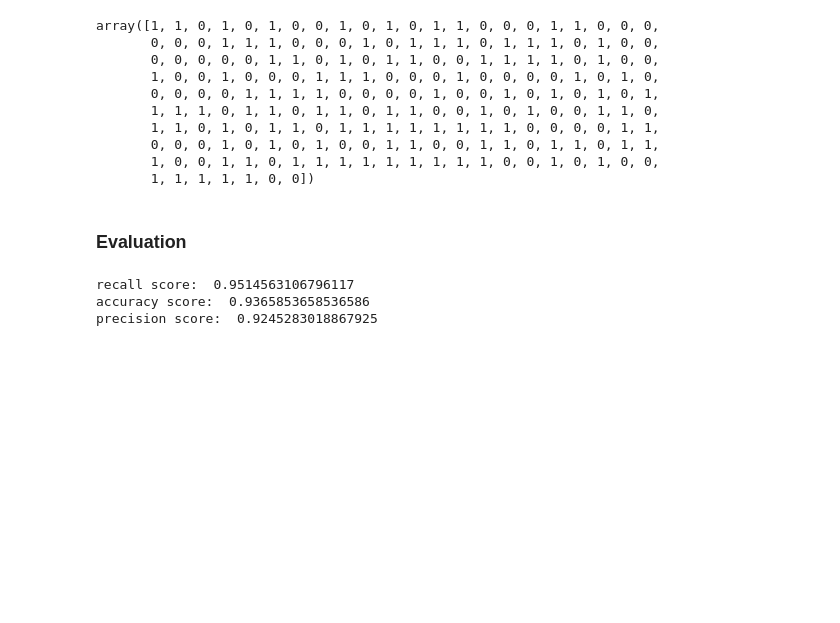
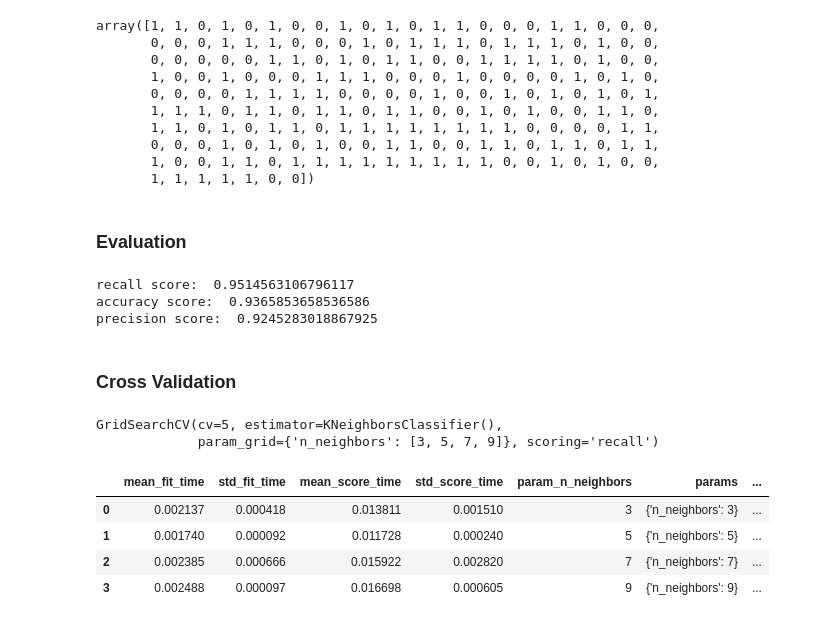
Before and after one commit to TonyStark-19/AI-ML-DataScience, a Jupyter notebook: kNN/Heart Disease/kNN.ipynb, the cells around one changed output. Drawn from its saved outputs; the diff is of its cells as text; code cells hidden in the pictures; blank space fills up the shorter version.

Commit message:
Cross validation and Pipeline

```diff
--- a/kNN/Heart Disease/kNN.ipynb
+++ b/kNN/Heart Disease/kNN.ipynb
@@ -91,3 +91,5 @@ print("precision score: ", precision_score(test_y, y_pred))
 recall score:  0.9514563106796117
 accuracy score:  0.9365853658536586
 precision score:  0.9245283018867925
+# %% [markdown]
+### Cross Validation
@@ -93,0 +99,26 @@ precision score:  0.9245283018867925
+# %%
+# CV
+classifier = KNeighborsClassifier()
+param_grid = {"n_neighbors": [3, 5, 7, 9]}
+
+classifierCV = GridSearchCV(
+    classifier,
+    param_grid,
+    cv=5,
+    scoring="recall"
+)
+
+classifierCV.fit(train_x_scaled, train_y)
+# %% [output]
+GridSearchCV(cv=5, estimator=KNeighborsClassifier(),
+             param_grid={'n_neighbors': [3, 5, 7, 9]}, scoring='recall')
+# %%
+# results
+res = pd.DataFrame(classifierCV.cv_results_)
+res
+# %% [output]
+|  | mean_fit_time | std_fit_time | mean_score_time | std_score_time | param_n_neighbors | params | ... |
+| 0 | 0.002137 | 0.000418 | 0.013811 | 0.001510 | 3 | {'n_neighbors': 3} | ... |
+| 1 | 0.001740 | 0.000092 | 0.011728 | 0.000240 | 5 | {'n_neighbors': 5} | ... |
+| 2 | 0.002385 | 0.000666 | 0.015922 | 0.002820 | 7 | {'n_neighbors': 7} | ... |
+| 3 | 0.002488 | 0.000097 | 0.016698 | 0.000605 | 9 | {'n_neighbors': 9} | ... |
```
Also changed, not shown: parts of 9 cells of this notebook.
